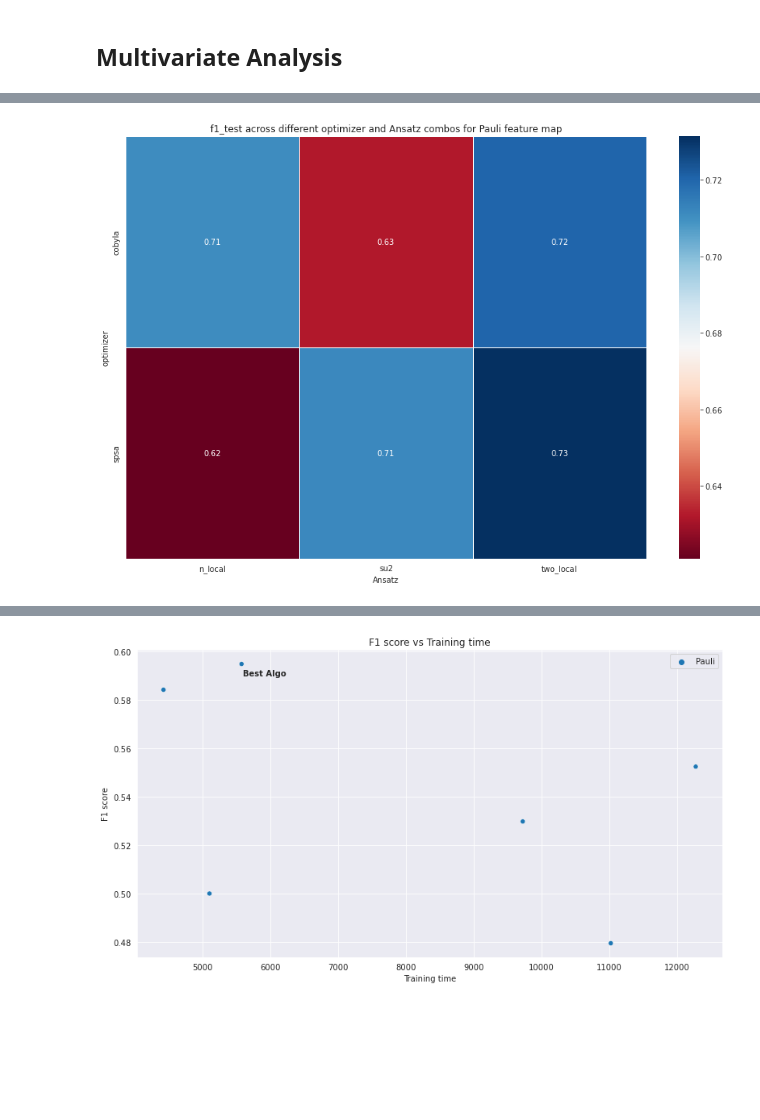
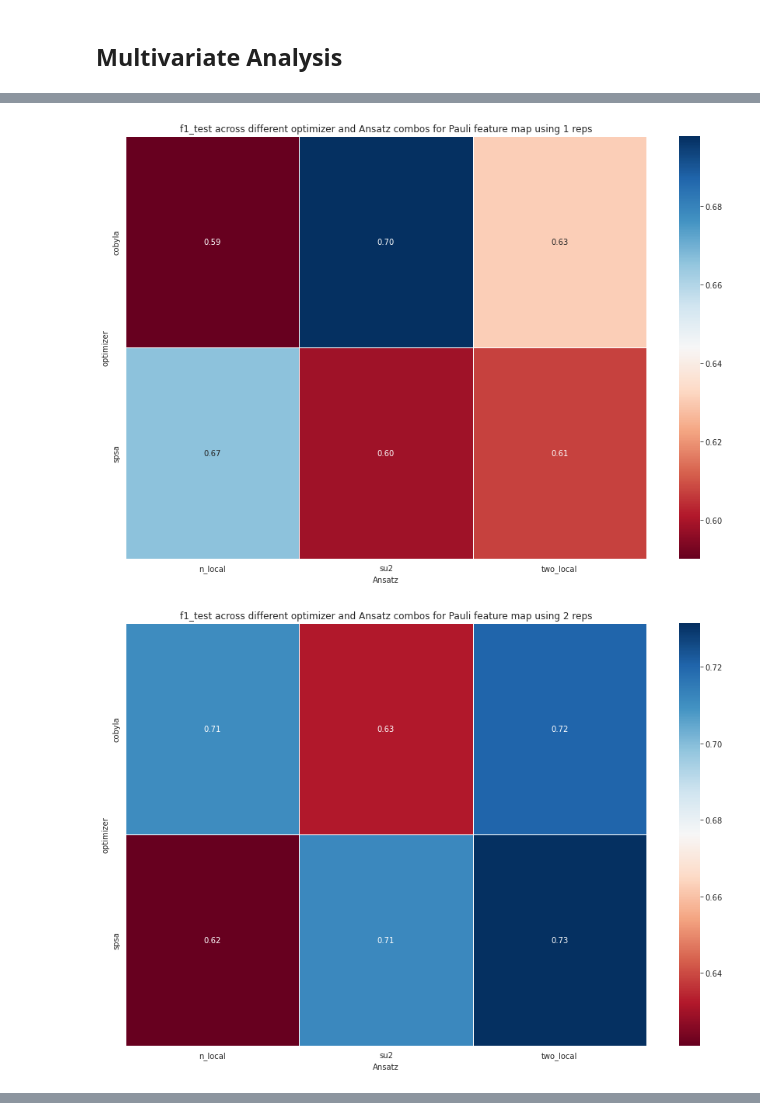
Before and after one commit to MUbarak123-56/qml-research, a Jupyter notebook: spaceship_titanic/vqc_code/data_analysis.ipynb, the cells around one changed output, grey strips where cells are left out. Drawn from its saved outputs; the diff is of its cells as text; code cells hidden in the pictures; blank space fills up the shorter version.

```diff
--- a/spaceship_titanic/vqc_code/data_analysis.ipynb
+++ b/spaceship_titanic/vqc_code/data_analysis.ipynb
@@ -62,7 +62,7 @@ tot_df.sort_values("f1_test", ascending=False)
 # %%
 tot_df["reps"] = tot_df["reps"].astype(int)
 # %%
-tot_df = tot_df[tot_df["reps"] == 2].reset_index(drop=True)
+#tot_df = tot_df[tot_df["reps"] == 2].reset_index(drop=True)
 # %%
 tot_df
 # %% [output]
@@ -141,12 +168,13 @@ box_relation("optimizer", "f1_test")
 # %% [markdown]
 ## Multivariate Analysis
 # %%
-def conf_mat_create(feat_map, var1, var2, num):
+def conf_mat_create(feat_map, var1, var2, num, rep):
     use_df = tot_df[tot_df["feature_map_type"]==feat_map]
+    use_df = use_df[use_df["reps"] == rep].reset_index(drop=True)
     use_df = use_df[[var1, var2, num]]
     pivot_df = use_df.pivot_table(index = [var1], columns = var2, values=num)
     plt.figure(figsize=(15,10))
-    sns.heatmap(pivot_df, annot=True, fmt=".2f", linewidths=.5, cmap="RdBu",)
-    plt.title("%s across different %s and %s combos for %s feature map"%(num, var1, var2, feat_map))
+    sns.heatmap(pivot_df, annot=True, fmt=".2f", linewidths=.5, cmap="RdBu")
+    plt.title("%s across different %s and %s combos for %s feature map using %d reps"%(num, var1, var2, feat_map, rep))
     #return pivot_df
 # %%
@@ -156,4 +188,7 @@ conf_mat_create("Pauli","optimizer", "Ansatz", "Training time")
 # %%
-conf_mat_create("Pauli","optimizer", "Ansatz", "f1_test")
+conf_mat_create("Pauli","optimizer", "Ansatz", "f1_test", 1)
+conf_mat_create("Pauli","optimizer", "Ansatz", "f1_test", 2)
+conf_mat_create("Pauli","optimizer", "Ansatz", "f1_test", 3)
 # %% [output]
-[figure, old version]
+[figure, new version]
+[figure, added]
@@ -166,5 +202,3 @@ plt.title("F1 score vs Training time")
 plt.text(x = 5600, y=0.59,s = "Best Algo", fontdict={"fontweight":"bold"})
 plt.legend(loc="best")
 plt.show()
-# %% [output]
-[figure, removed]
```
Also changed, not shown: parts of 12 cells of this notebook, 4 other files.
